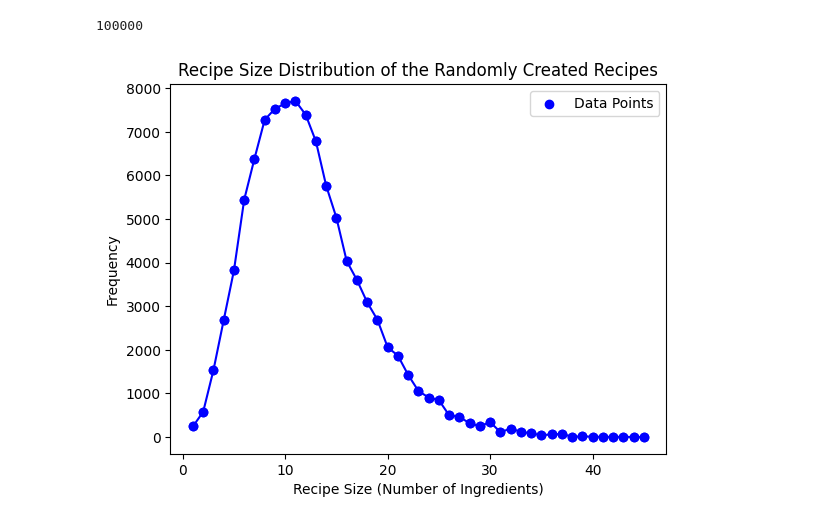
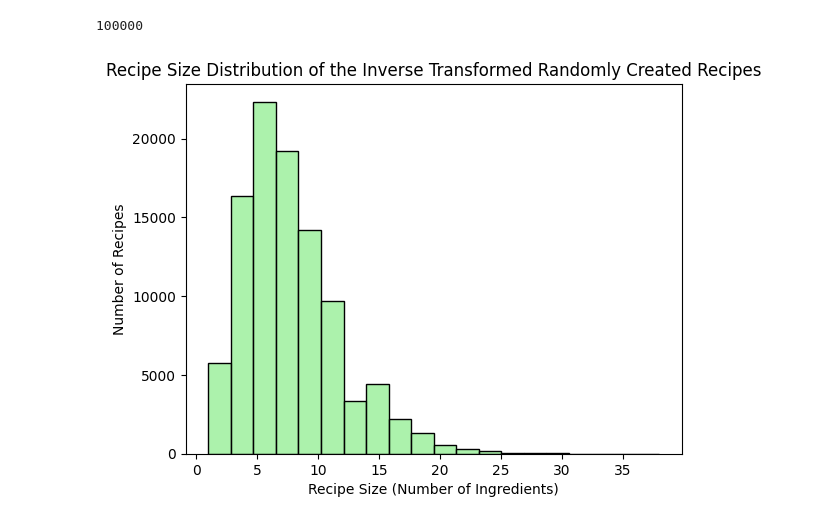
Before and after one commit to oberoir080/CGAS, a Jupyter notebook: Group-16_Assignment2/Q2.ipynb, the cells around one changed output. Cells and saved outputs as stored; diff of their text form; code cells hidden in the pictures.

```diff
--- a/Group-16_Assignment2/Q2.ipynb
+++ b/Group-16_Assignment2/Q2.ipynb
@@ -69,0 +75,4 @@ df
+# %%
+ingredients_df = pair_ingredients_df['ingredient'].unique()
+ingredients_df = pd.DataFrame(ingredients_df, columns=['ingredient'])
+ingredients_df
@@ -221,60 +257,37 @@ plt.show()
 # %%
 cuisine_recipe_size = []
 
-for i in range(0, no_of_cuisines*10000):
+for i in range(0, 100000):
     random_prob = np.random.uniform(0, 1)
     x_intercept = np.interp(random_prob, cdf, sorted_recipe_size)
-    # print(random_prob)
-    # print(x_intercept)
     cuisine_recipe_size.append(x_intercept)
 # %%
 len(cuisine_recipe_size)
 # %% [output]
 100000
 # %%
-size_controlled_cuisines_inv_trfm = []
 
-# for i in range(0, no_of_cuisines):
-# print(i)
 d={}
 d['recipe_id'] = []
 d['ingredients'] = []
 for i in range(0, len(df_cuisine_ini)*10):
     n = int(cuisine_recipe_size[i])
-    #take out random n ingredients from the ingredients list
     ingredient_random = ingredients_df['ingredient'].sample(n=n).to_list()
-    # print(ingredient_random)
     d['recipe_id'].append("R"+str(i+1))
     d['ingredients'].append(ingredient_random)
-df = pd.DataFrame(d)
-size_controlled_cuisines_inv_trfm.append(df)
-
-# size_controlled_cuisines
+size_controlled_cuisines_inv_trfm_df = pd.DataFrame(d)
 # %%
-for i in range(0, 1):
-    recipe_size = []
-    for j in range(0, len(size_controlled_cuisines_inv_trfm[i])):
-        recipe_size.append(len(size_controlled_cuisines_inv_trfm[i]['ingredients'][j]))
 
-    plt.title('Recipe Size Distribution of the Randomly Created Recipes')
+recipe_size = []
+for j in range(0, len(size_controlled_cuisines_inv_trfm_df)):
+    recipe_size.append(len(size_controlled_cuisines_inv_trfm_df['ingredients'][j]))
 
-    # Get unique sizes and their counts
-    unique_sizes, counts = np.unique(recipe_size, return_counts=True)
-
-    # Plot the scatter plot (dots)
-    plt.scatter(unique_sizes, counts, color='blue', label='Data Points')
-
-    # Plot the line connecting the dots
-    plt.plot(unique_sizes, counts, color='blue', linestyle='-', marker='o')
-
-    # Add labels for clarity
-    plt.xlabel('Recipe Size (Number of Ingredients)')
-    plt.ylabel('Frequency')
-
-    # Add a legend
-    plt.legend()
-
-    # Show the plot
-    plt.show()
+len(recipe_size)
+plt.title('Recipe Size Distribution of the Inverse Transformed Randomly Created Recipes')
+sns.histplot(recipe_size, bins=20, color='lightgreen')
+plt.xlabel('Recipe Size (Number of Ingredients)')
+plt.ylabel('Number of Recipes')
+plt.savefig('Q2_plots/Q2b_inverse_transformed_randomly_created_recipe_size_distribution.png')
+plt.show()
 # %% [output]
-[figure, old version]
+[figure, new version]
```
Also changed, not shown: parts of 17 cells of this notebook, 13 other files.
